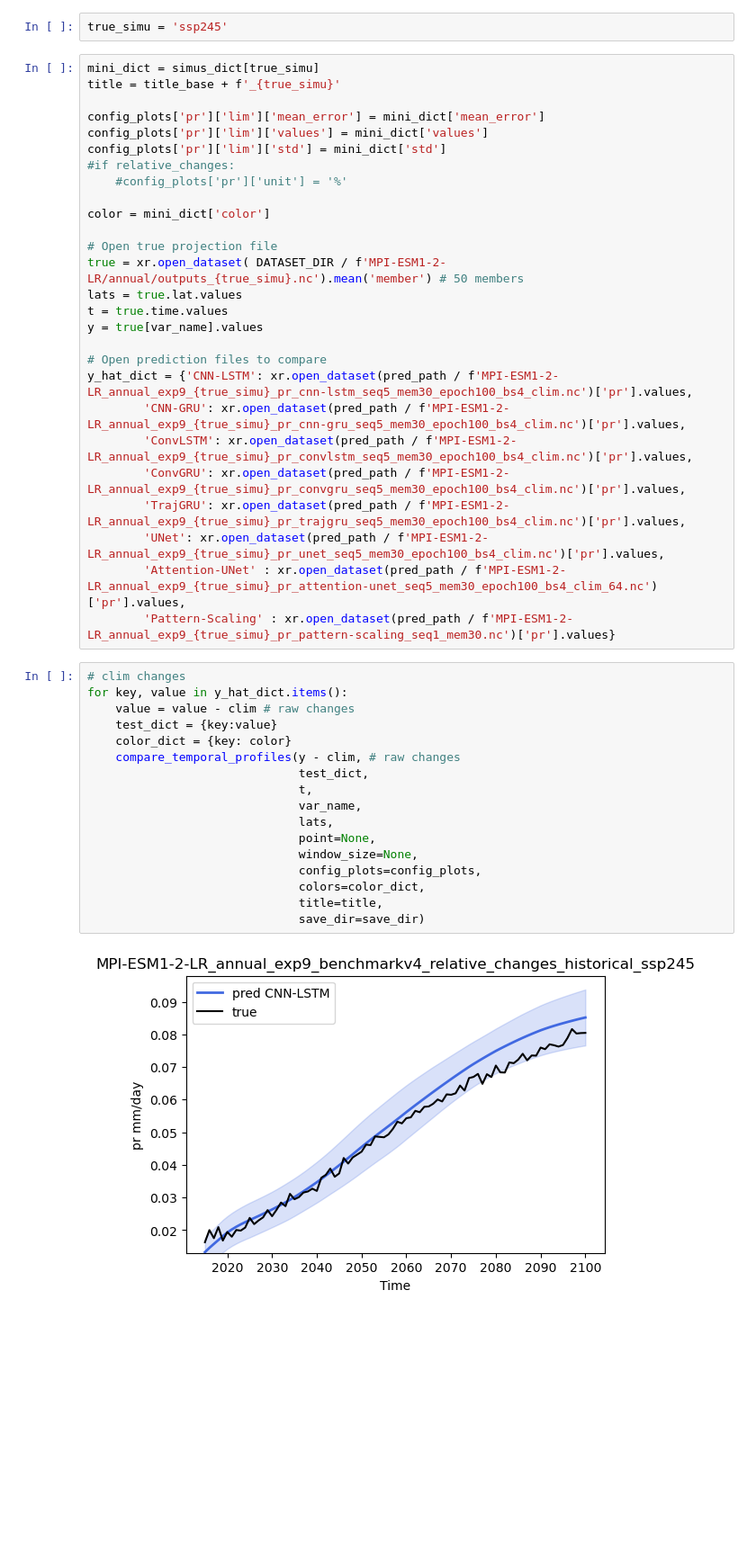
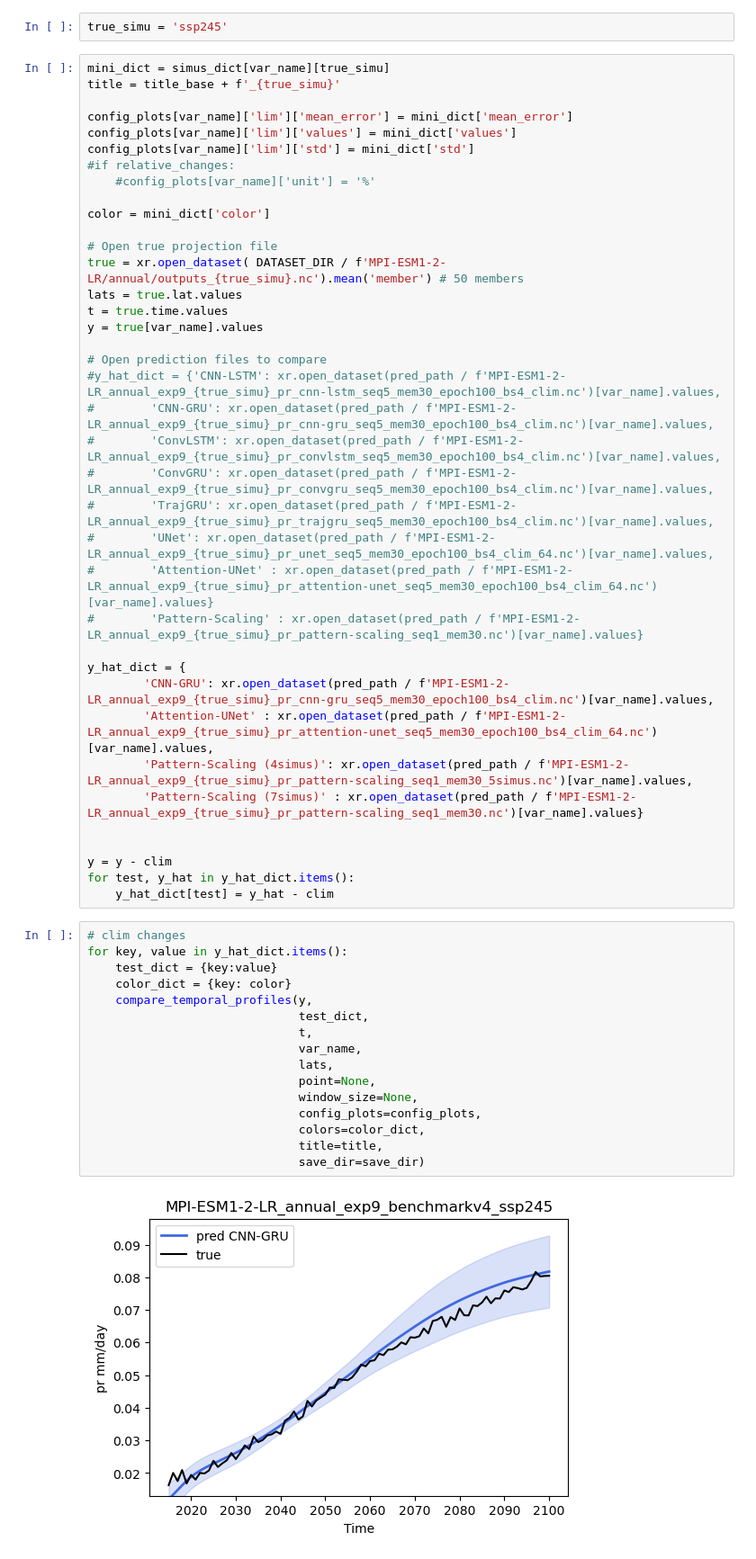
Before and after one commit to zoeleila/scenarIA, a Jupyter notebook: src/plots/benchmark.ipynb, the cells around one changed output. Shown at 90% size. Saved outputs shown, nothing was run; the diff lists cells and outputs as text; blank space fills up the shorter version.

```diff
--- a/src/plots/benchmark.ipynb
+++ b/src/plots/benchmark.ipynb
@@ -58,14 +67,14 @@ else:
 # %%
 true_simu = 'ssp245'
 # %%
-mini_dict = simus_dict[true_simu]
+mini_dict = simus_dict[var_name][true_simu]
 title = title_base + f'_{true_simu}'
 
-config_plots['pr']['lim']['mean_error'] = mini_dict['mean_error']
-config_plots['pr']['lim']['values'] = mini_dict['values']
-config_plots['pr']['lim']['std'] = mini_dict['std']
+config_plots[var_name]['lim']['mean_error'] = mini_dict['mean_error']
+config_plots[var_name]['lim']['values'] = mini_dict['values']
+config_plots[var_name]['lim']['std'] = mini_dict['std']
 #if relative_changes:
-    #config_plots['pr']['unit'] = '%'
+    #config_plots[var_name]['unit'] = '%'
 
 color = mini_dict['color']
 
@@ -76,30 +85,40 @@ t = true.time.values
 y = true[var_name].values
 
 # Open prediction files to compare
-y_hat_dict = {'CNN-LSTM': xr.open_dataset(pred_path / f'MPI-ESM1-2-LR_annual_exp9_{true_simu}_pr_cnn-lstm_seq5_mem30_epoch100_bs4_clim.nc')['pr'].values,
-        'CNN-GRU': xr.open_dataset(pred_path / f'MPI-ESM1-2-LR_annual_exp9_{true_simu}_pr_cnn-gru_seq5_mem30_epoch100_bs4_clim.nc')['pr'].values,
-        'ConvLSTM': xr.open_dataset(pred_path / f'MPI-ESM1-2-LR_annual_exp9_{true_simu}_pr_convlstm_seq5_mem30_epoch100_bs4_clim.nc')['pr'].values,
-        'ConvGRU': xr.open_dataset(pred_path / f'MPI-ESM1-2-LR_annual_exp9_{true_simu}_pr_convgru_seq5_mem30_epoch100_bs4_clim.nc')['pr'].values,
-        'TrajGRU': xr.open_dataset(pred_path / f'MPI-ESM1-2-LR_annual_exp9_{true_simu}_pr_trajgru_seq5_mem30_epoch100_bs4_clim.nc')['pr'].values,
-        'UNet': xr.open_dataset(pred_path / f'MPI-ESM1-2-LR_annual_exp9_{true_simu}_pr_unet_seq5_mem30_epoch100_bs4_clim.nc')['pr'].values,
-        'Attention-UNet' : xr.open_dataset(pred_path / f'MPI-ESM1-2-LR_annual_exp9_{true_simu}_pr_attention-unet_seq5_mem30_epoch100_bs4_clim_64.nc')['pr'].values,
-        'Pattern-Scaling' : xr.open_dataset(pred_path / f'MPI-ESM1-2-LR_annual_exp9_{true_simu}_pr_pattern-scaling_seq1_mem30.nc')['pr'].values}
+#y_hat_dict = {'CNN-LSTM': xr.open_dataset(pred_path / f'MPI-ESM1-2-LR_annual_exp9_{true_simu}_pr_cnn-lstm_seq5_mem30_epoch100_bs4_clim.nc')[var_name].values,
+#        'CNN-GRU': xr.open_dataset(pred_path / f'MPI-ESM1-2-LR_annual_exp9_{true_simu}_pr_cnn-gru_seq5_mem30_epoch100_bs4_clim.nc')[var_name].values,
+#        'ConvLSTM': xr.open_dataset(pred_path / f'MPI-ESM1-2-LR_annual_exp9_{true_simu}_pr_convlstm_seq5_mem30_epoch100_bs4_clim.nc')[var_name].values,
+#        'ConvGRU': xr.open_dataset(pred_path / f'MPI-ESM1-2-LR_annual_exp9_{true_simu}_pr_convgru_seq5_mem30_epoch100_bs4_clim.nc')[var_name].values,
+#        'TrajGRU': xr.open_dataset(pred_path / f'MPI-ESM1-2-LR_annual_exp9_{true_simu}_pr_trajgru_seq5_mem30_epoch100_bs4_clim.nc')[var_name].values,
+#        'UNet': xr.open_dataset(pred_path / f'MPI-ESM1-2-LR_annual_exp9_{true_simu}_pr_unet_seq5_mem30_epoch100_bs4_clim_64.nc')[var_name].values,
+#        'Attention-UNet' : xr.open_dataset(pred_path / f'MPI-ESM1-2-LR_annual_exp9_{true_simu}_pr_attention-unet_seq5_mem30_epoch100_bs4_clim_64.nc')[var_name].values}
+#        'Pattern-Scaling' : xr.open_dataset(pred_path / f'MPI-ESM1-2-LR_annual_exp9_{true_simu}_pr_pattern-scaling_seq1_mem30.nc')[var_name].values}
+
+y_hat_dict = {
+        'CNN-GRU': xr.open_dataset(pred_path / f'MPI-ESM1-2-LR_annual_exp9_{true_simu}_pr_cnn-gru_seq5_mem30_epoch100_bs4_clim.nc')[var_name].values,
+        'Attention-UNet' : xr.open_dataset(pred_path / f'MPI-ESM1-2-LR_annual_exp9_{true_simu}_pr_attention-unet_seq5_mem30_epoch100_bs4_clim_64.nc')[var_name].values,
+        'Pattern-Scaling (4simus)': xr.open_dataset(pred_path / f'MPI-ESM1-2-LR_annual_exp9_{true_simu}_pr_pattern-scaling_seq1_mem30_5simus.nc')[var_name].values,
+        'Pattern-Scaling (7simus)' : xr.open_dataset(pred_path / f'MPI-ESM1-2-LR_annual_exp9_{true_simu}_pr_pattern-scaling_seq1_mem30.nc')[var_name].values}
+
+
+y = y - clim
+for test, y_hat in y_hat_dict.items():
+    y_hat_dict[test] = y_hat - clim
 # %%
 # clim changes
 for key, value in y_hat_dict.items():
-    value = value - clim # raw changes
     test_dict = {key:value}
     color_dict = {key: color}
-    compare_temporal_profiles(y - clim, # raw changes
+    compare_temporal_profiles(y,
                               test_dict,
                               t,
                               var_name,
                               lats,
                               point=None,
                               window_size=None,
                               config_plots=config_plots,
                               colors=color_dict,
                               title=title,
                               save_dir=save_dir)
 # %% [output]
-[figure, old version]
+[figure, new version]
```
Also changed, not shown: parts of 6 cells of this notebook, 20 other files.
